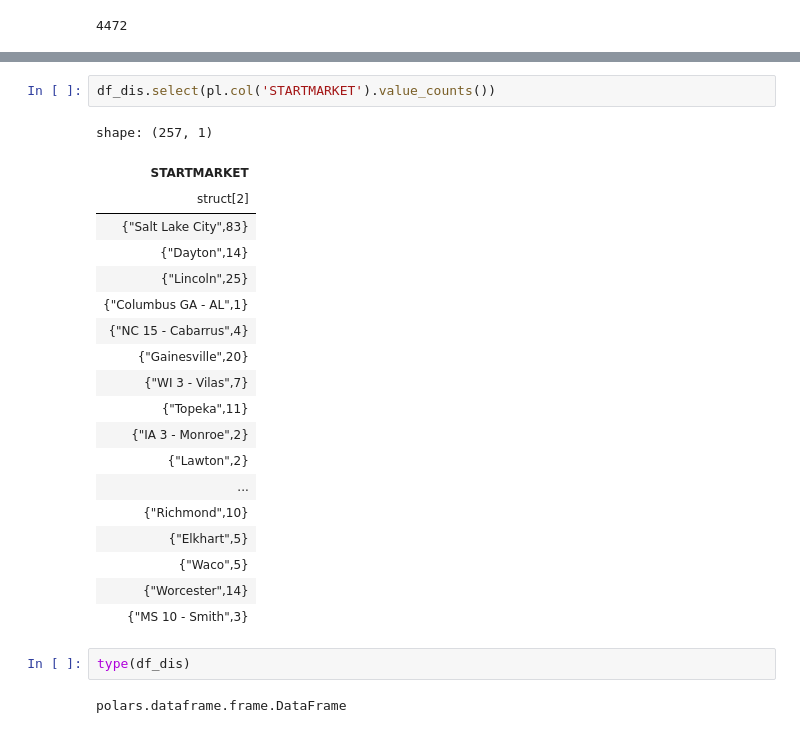
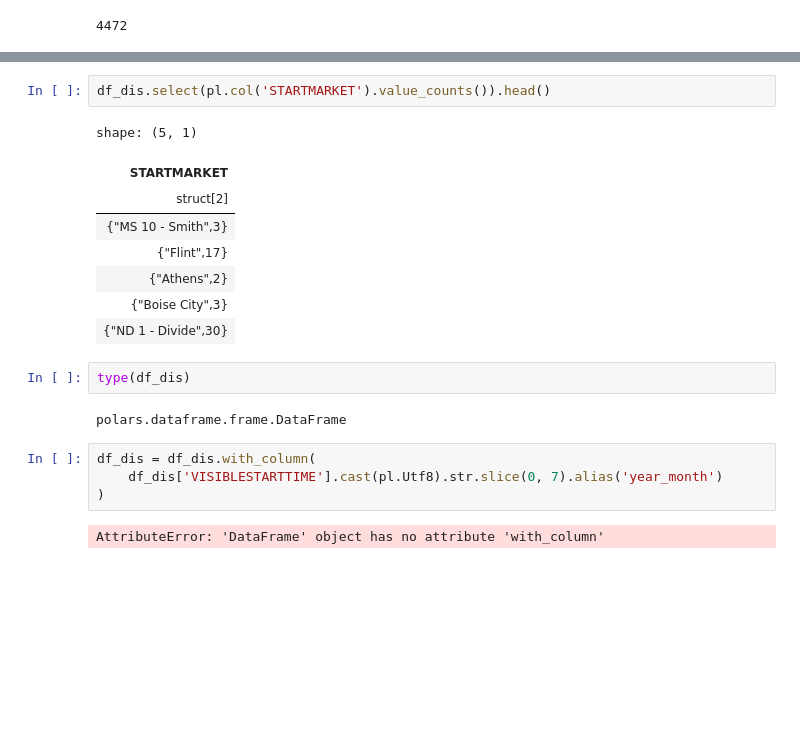
Before and after one commit to bme3412/kaggle, a Jupyter notebook: mobile_app_data.ipynb, the cells around one changed output, grey strips where cells are left out. Saved outputs shown, nothing was run; the diff lists cells and outputs as text; blank space fills up the shorter version.

```diff
--- a/mobile_app_data.ipynb
+++ b/mobile_app_data.ipynb
@@ -101,26 +95,21 @@ shape: (257, 2)
 # %%
-df_dis.select(pl.col('STARTMARKET').value_counts())
+df_dis.select(pl.col('STARTMARKET').value_counts()).head()
 # %% [output]
-shape: (257, 1)
+shape: (5, 1)
 | STARTMARKET |
 | struct[2] |
-| {"Salt Lake City",83} |
-| {"Dayton",14} |
-| {"Lincoln",25} |
-| {"Columbus GA - AL",1} |
-| {"NC 15 - Cabarrus",4} |
-| {"Gainesville",20} |
-| {"WI 3 - Vilas",7} |
-| {"Topeka",11} |
-| {"IA 3 - Monroe",2} |
-| {"Lawton",2} |
-| ... |
-| {"Richmond",10} |
-| {"Elkhart",5} |
-| {"Waco",5} |
-| {"Worcester",14} |
 | {"MS 10 - Smith",3} |
+| {"Flint",17} |
+| {"Athens",2} |
+| {"Boise City",3} |
+| {"ND 1 - Divide",30} |
+# %%
+type(df_dis)
+# %% [output]
+polars.dataframe.frame.DataFrame
 # %%
-type(df_dis)
+df_dis = df_dis.with_column(
+    df_dis['VISIBLESTARTTIME'].cast(pl.Utf8).str.slice(0, 7).alias('year_month')
+)
 # %% [output]
-polars.dataframe.frame.DataFrame
+AttributeError: 'DataFrame' object has no attribute 'with_column'
```
Also changed, not shown: parts of 12 cells of this notebook.
